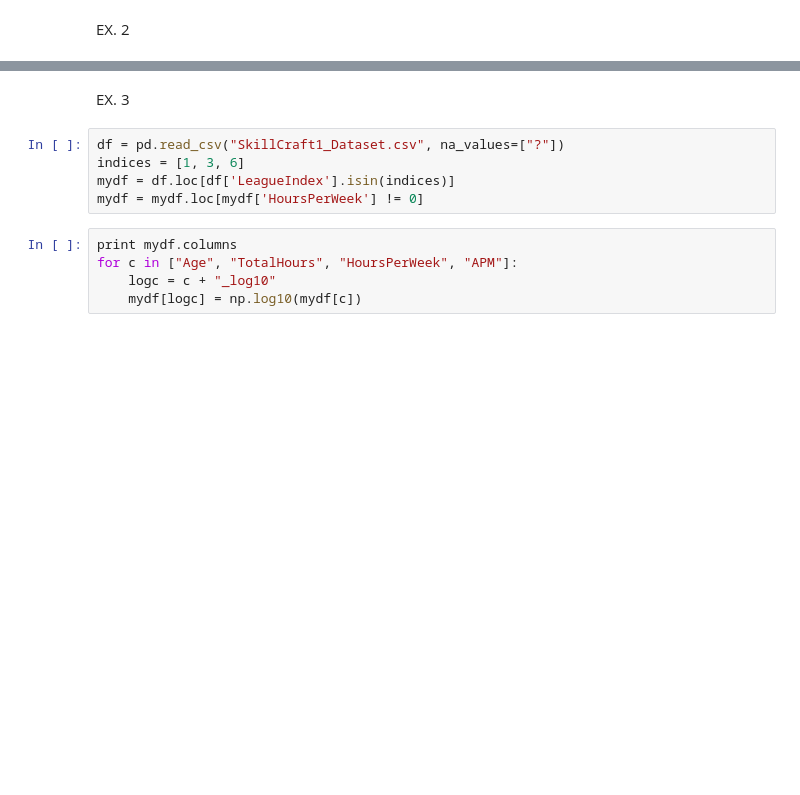
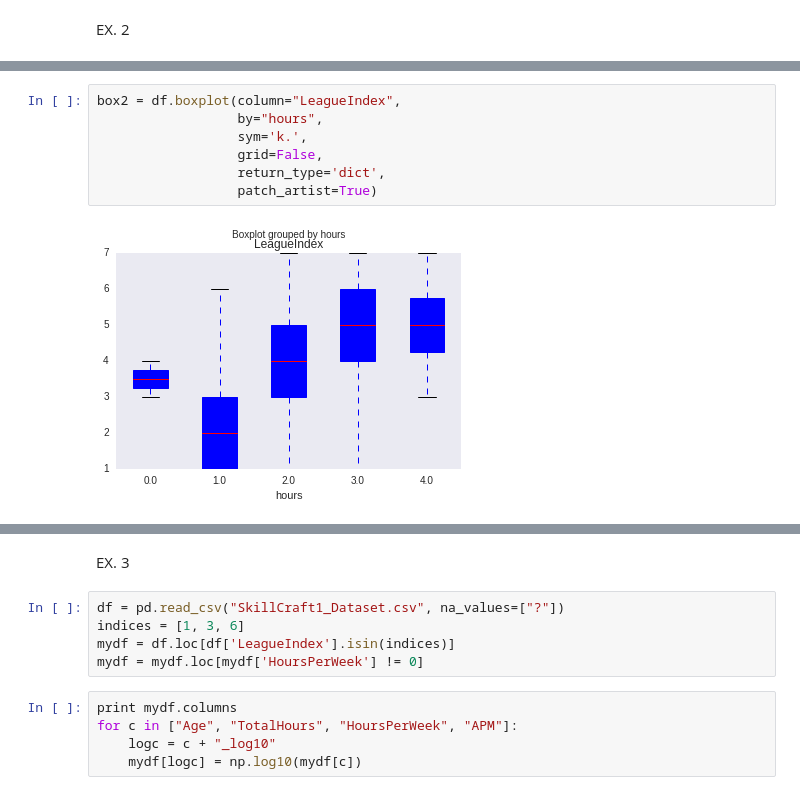
Before and after one commit to kaszubki/jp2dp, a Jupyter notebook: L10.ipynb, the cells around one changed output, grey strips where cells are left out. Drawn from its saved outputs; the diff is of its cells as text; blank space fills up the shorter version.

```diff
--- a/L10.ipynb
+++ b/L10.ipynb
@@ -69,0 +108,9 @@ EX. 2
+# %%
+box2 = df.boxplot(column="LeagueIndex",
+                  by="hours",
+                  sym='k.',
+                  grid=False,
+                  return_type='dict',
+                  patch_artist=True)
+# %% [output]
+[figure, added]
```
Also changed, not shown: parts of 9 cells of this notebook.
